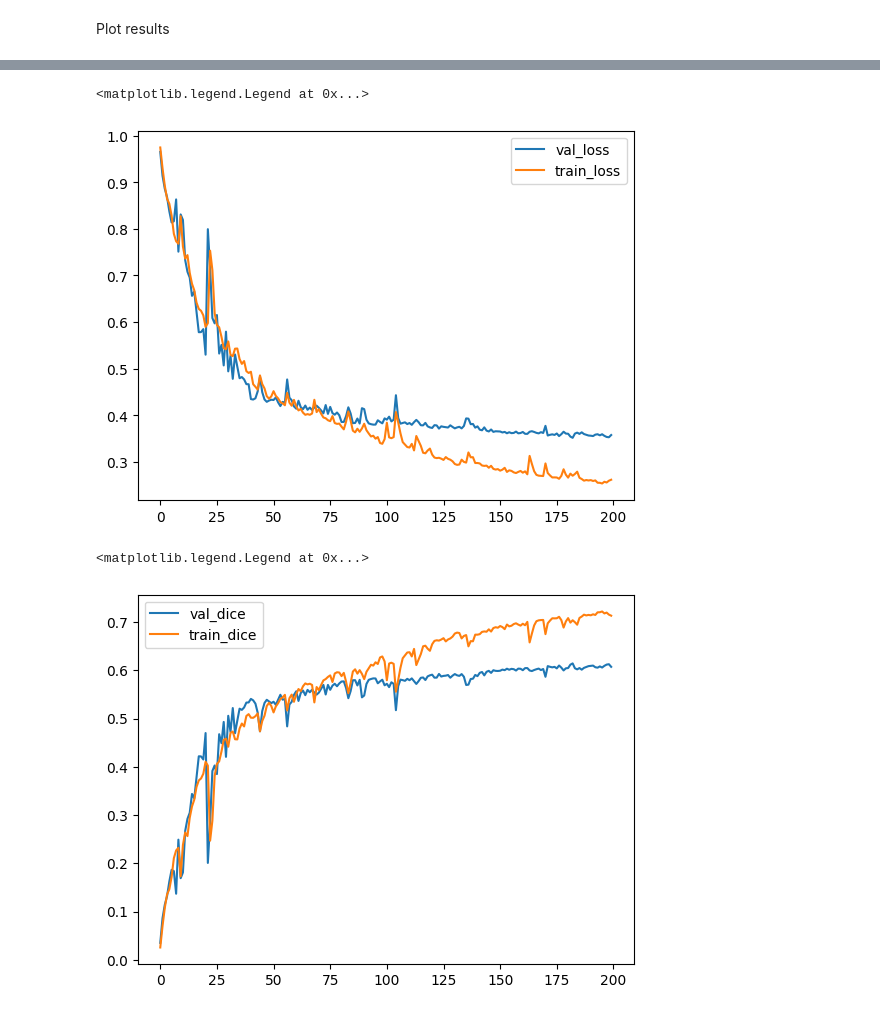
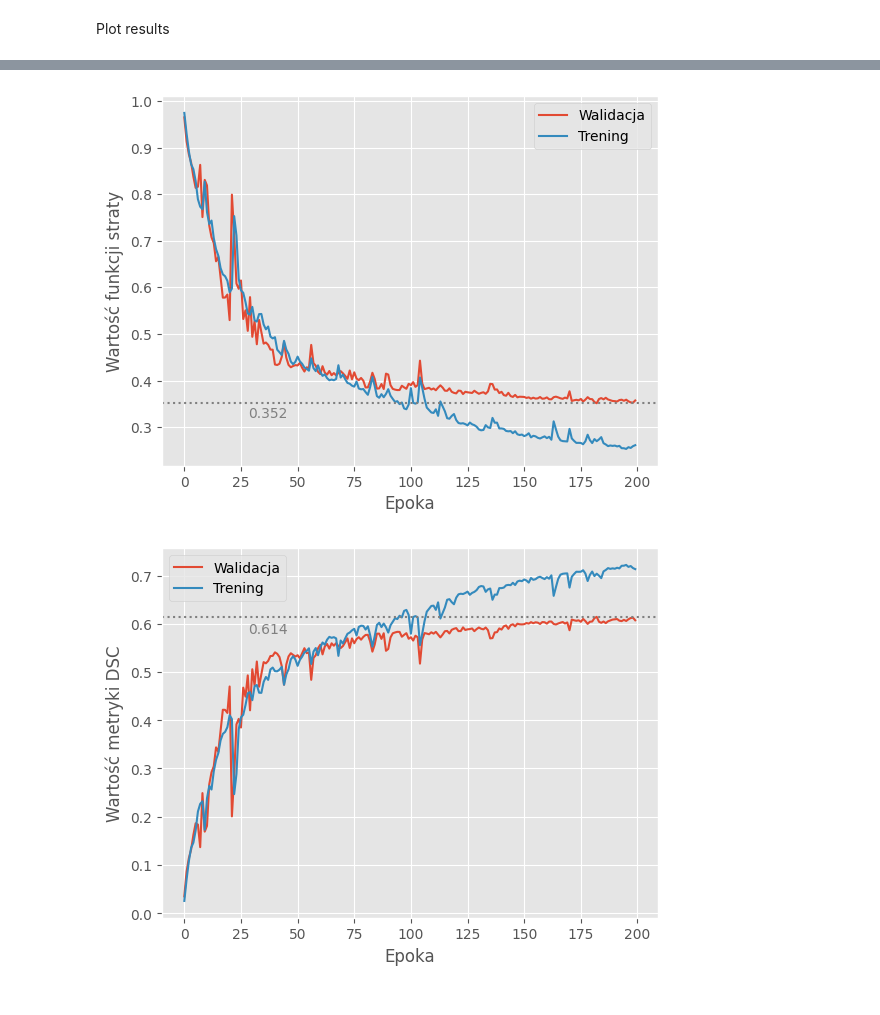
Before and after one commit to kkaczmarskinpg/teeth-segmentation-cbct-images-cnn-lstm, a Jupyter notebook: cnn-lstm-teeth-segmentation.ipynb, the cells around one changed output, grey strips where cells are left out. Cells and saved outputs as stored; diff of their text form; code cells hidden in the pictures.

```diff
--- a/cnn-lstm-teeth-segmentation.ipynb
+++ b/cnn-lstm-teeth-segmentation.ipynb
@@ -215,36 +207,41 @@ for value in np.array(history_2["val_loss"])+0.05:
 for value in history_3["val_loss"]:
     val_loss.append(value)
 
 for value in history_4["val_loss"]:
     val_loss.append(value)
 
 for value in history_5["val_loss"]:
     val_loss.append(value)
 
 loss = []
 
 for value in history_1["loss"]:
     loss.append(value)
 
 for value in np.array(history_2["loss"])+0.05:
     loss.append(value)
 
 for value in history_3["loss"]:
     loss.append(value)
 
 for value in history_4["loss"]:
     loss.append(value)
 
 for value in history_5["loss"]:
     loss.append(value)
 
 plt.figure()
+plt.style.use("ggplot")
 plt.plot(val_loss)
 plt.plot(loss)
-plt.legend(["val_loss","train_loss"])
+plt.axhline(min(val_loss),color='gray',linestyle=':')
+plt.text(28, 0.32, "{:.3f}".format(min(val_loss)),color='gray')
+plt.xlabel("Epoka")
+plt.ylabel("Wartość funkcji straty")
+plt.legend(["Walidacja","Trening"])
+plt.savefig("plots/loss_plot.png")
 # %% [output]
-<matplotlib.legend.Legend at 0x...>
-[figure, old version]
+[figure, new version]
 # %%
 
 val_dice = []
@@ -282,9 +279,14 @@ for value in history_5["dice_coefficient"]:
     dice.append(value)
 
 plt.figure()
+plt.style.use('ggplot')
 plt.plot(val_dice)
 plt.plot(dice)
-plt.legend(["val_dice","train_dice"])
+plt.axhline(max(val_dice),color='gray',linestyle=':')
+plt.text(28, 0.58, "{:.3f}".format(max(val_dice)),color='gray')
+plt.xlabel('Epoka')
+plt.ylabel("Wartość metryki DSC")
+plt.legend(["Walidacja","Trening"])
+plt.savefig("plots/dice_plot.png")
 # %% [output]
-<matplotlib.legend.Legend at 0x...>
-[figure, old version]
+[figure, new version]
```
Also changed, not shown: parts of 12 cells of this notebook, 9 other files.
